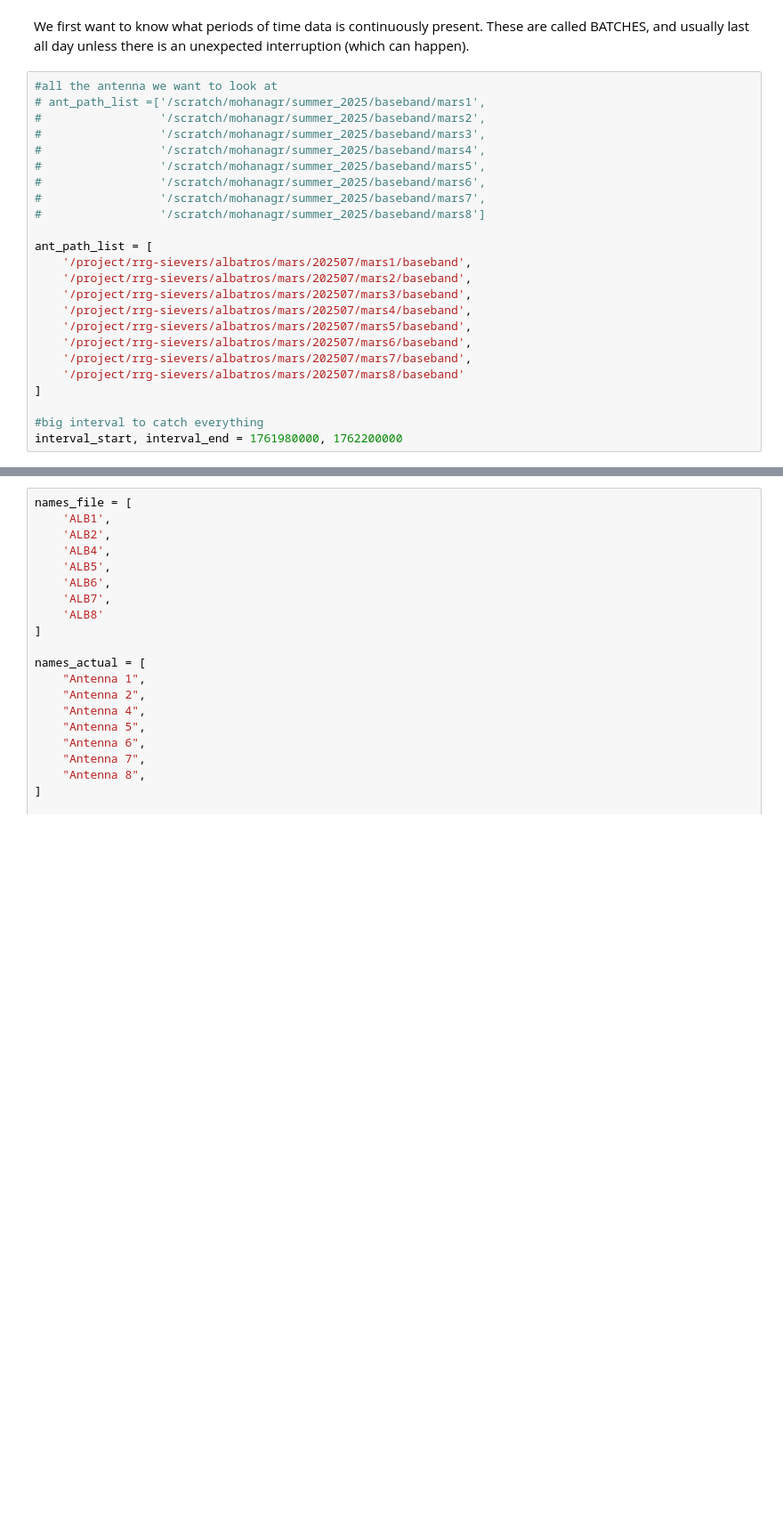
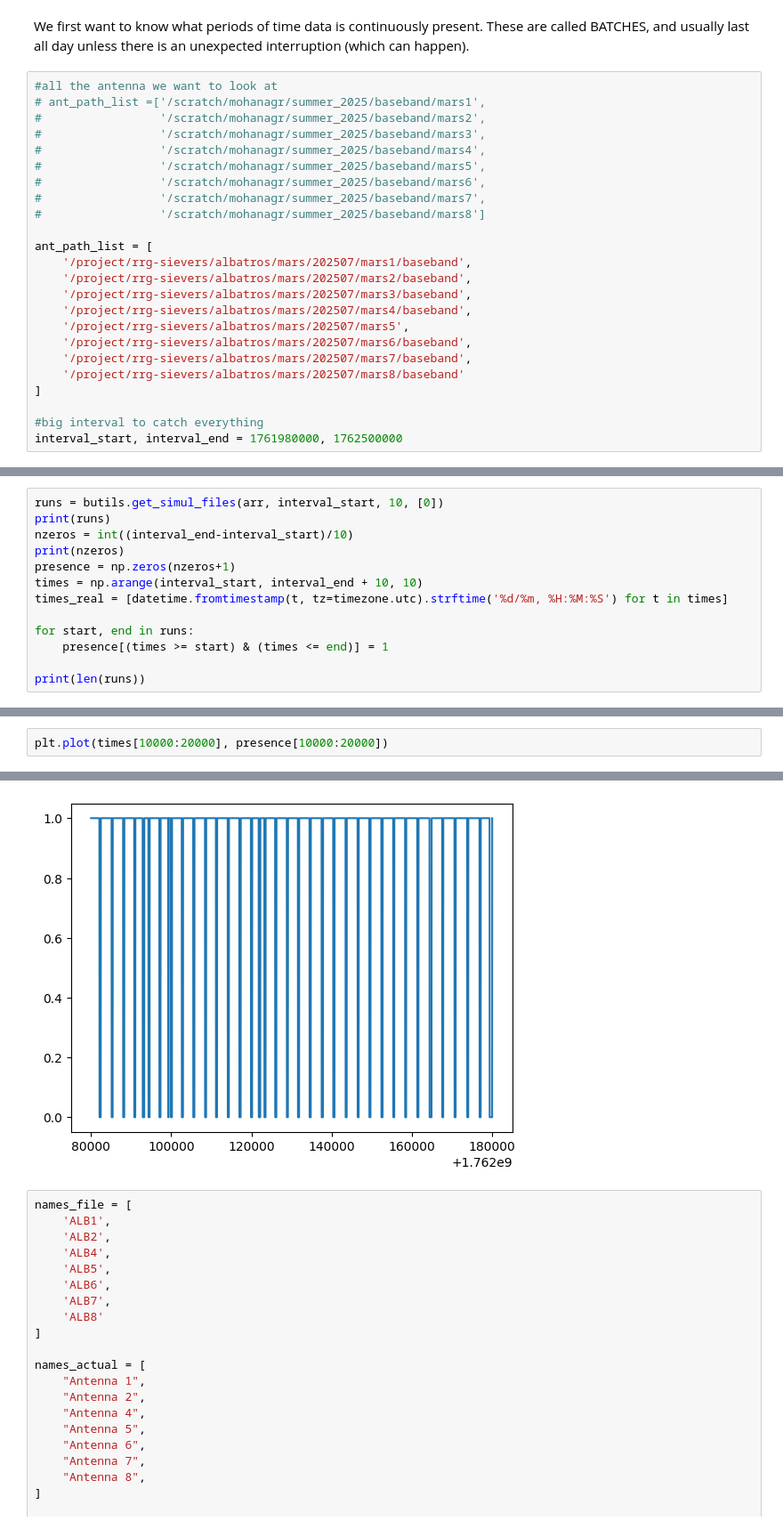
Before and after one commit to ALBATROS-Experiment/albatros_analysis, a Jupyter notebook: scripts/orbcomm/master_flow.ipynb, the cells around one changed output, grey strips where cells are left out. Shown at 89% size. Cells and saved outputs as stored; diff of their text form; blank space fills up the shorter version.

Commit message:
added batch getter, fixed satdet debug plotting

```diff
--- a/scripts/orbcomm/master_flow.ipynb
+++ b/scripts/orbcomm/master_flow.ipynb
@@ -39,14 +40,14 @@ ant_path_list = [
     '/project/rrg-sievers/albatros/mars/202507/mars2/baseband',
     '/project/rrg-sievers/albatros/mars/202507/mars3/baseband',
     '/project/rrg-sievers/albatros/mars/202507/mars4/baseband',
-    '/project/rrg-sievers/albatros/mars/202507/mars5/baseband',
+    '/project/rrg-sievers/albatros/mars/202507/mars5',
     '/project/rrg-sievers/albatros/mars/202507/mars6/baseband',
     '/project/rrg-sievers/albatros/mars/202507/mars7/baseband',
     '/project/rrg-sievers/albatros/mars/202507/mars8/baseband'
 ]
 
 #big interval to catch everything
-interval_start, interval_end = 1761980000, 1762200000
+interval_start, interval_end = 1761980000, 1762500000
 # %%
 #get_present_files returns an array that tells you when files are present
 arr, fig1 = butils.get_present_files(interval_start, interval_end, ant_path_list)
@@ -73,0 +80,13 @@ print(runs)
+# %%
+runs = butils.get_simul_files(arr, interval_start, 10, [0])
+print(runs)
+nzeros = int((interval_end-interval_start)/10)
+print(nzeros)
+presence = np.zeros(nzeros+1)
+times = np.arange(interval_start, interval_end + 10, 10)
+times_real = [datetime.fromtimestamp(t, tz=timezone.utc).strftime('%d/%m, %H:%M:%S') for t in times]
+
+for start, end in runs:
+    presence[(times >= start) & (times <= end)] = 1
+
+print(len(runs))
@@ -73,0 +97,3 @@ print(runs)
+# %%
+plt.plot(times[10000:20000], presence[10000:20000])
+# %% [output]
@@ -74,3 +101,4 @@ print(runs)
+[figure, added]
 # %%
 names_file = [
     'ALB1',
```
Also changed, not shown: parts of 6 cells of this notebook, 6 other files.
